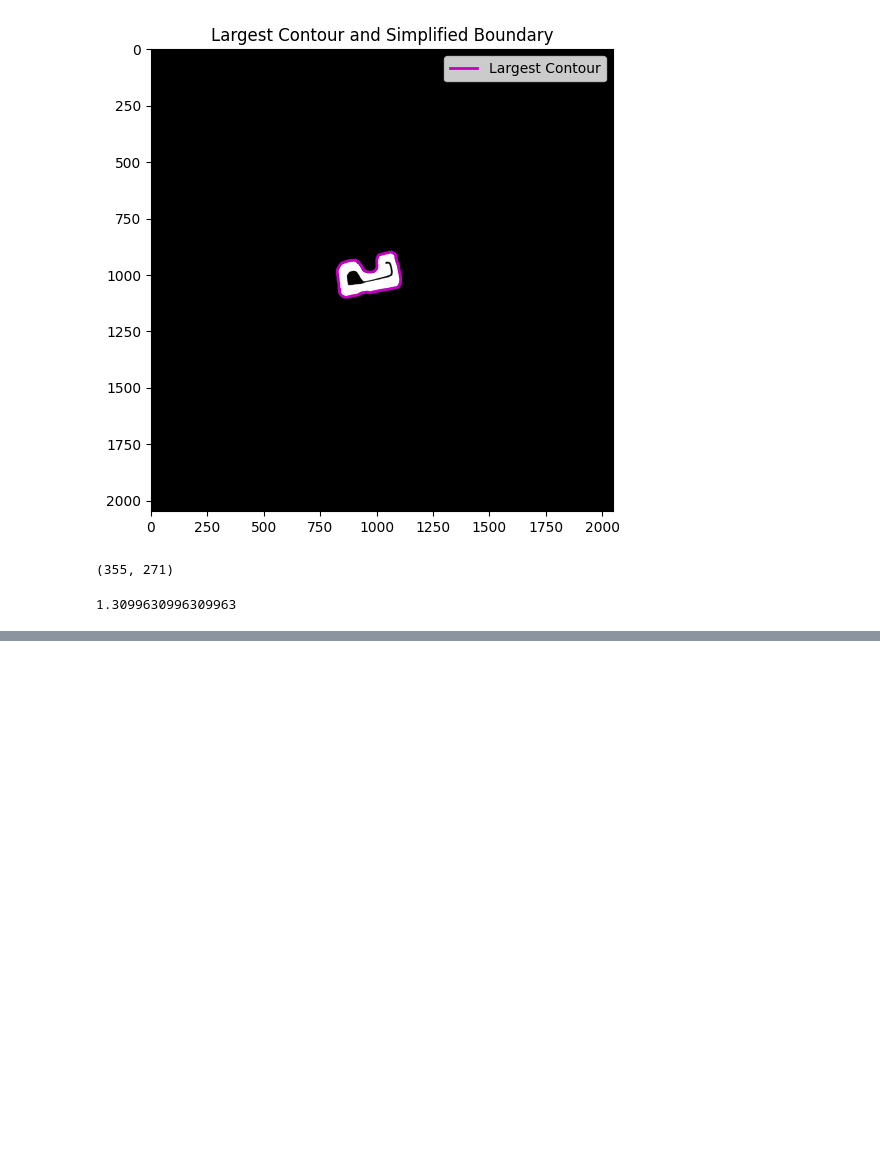
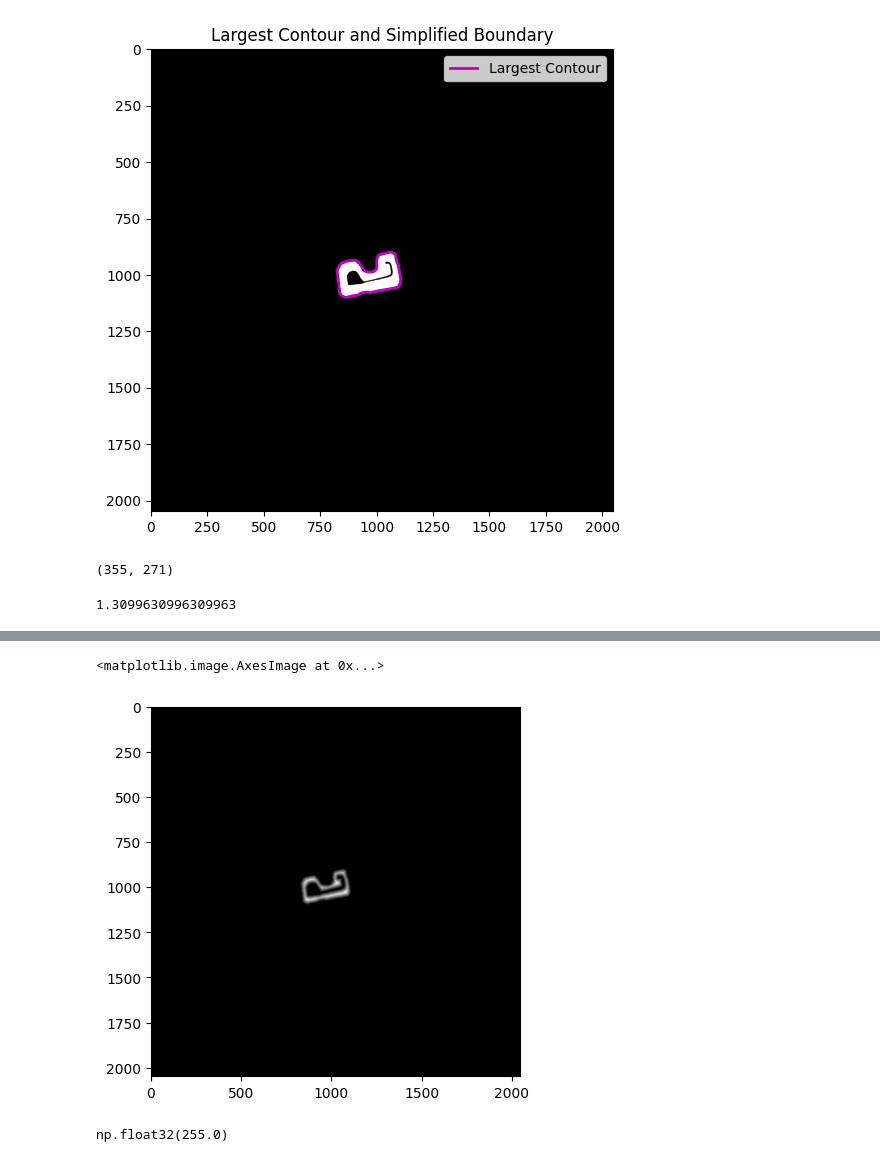
Before and after one commit to anjrew/race-lines-optimization, a Jupyter notebook: notebooks/create_map_boundries.ipynb, the cells around one changed output, grey strips where cells are left out. Drawn from its saved outputs; the diff is of its cells as text; code cells hidden in the pictures; blank space fills up the shorter version.

```diff
--- a/notebooks/create_map_boundries.ipynb
+++ b/notebooks/create_map_boundries.ipynb
@@ -289,0 +296,4 @@ SyntaxError: invalid syntax (1933637684.py, line 1)
+# %%
+# Normalize for visualization (optional)
+dist_norm = cv2.normalize(dist_transform, None, 0, 255, cv2.NORM_MINMAX) # type: ignore
+dist_norm
@@ -289,0 +308,10 @@ SyntaxError: invalid syntax (1933637684.py, line 1)
+# %%
+# Display the binary image as the background
+plt.imshow(dist_norm, cmap='gray')
+# %% [output]
+<matplotlib.image.AxesImage at 0x...>
+[figure, added]
+# %%
+np.max(dist_norm)
+# %% [output]
+np.float32(255.0)
```
Also changed, not shown: parts of 32 cells of this notebook, 4 other files.
